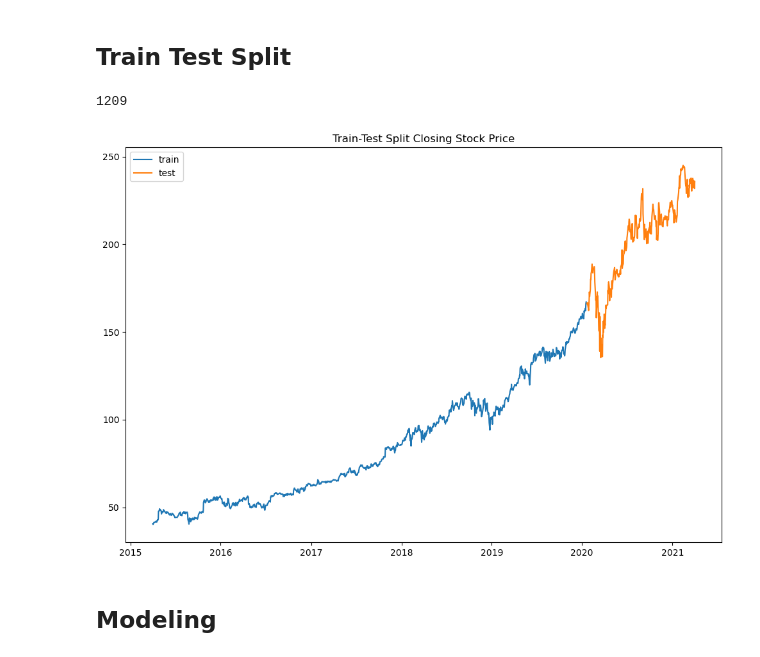
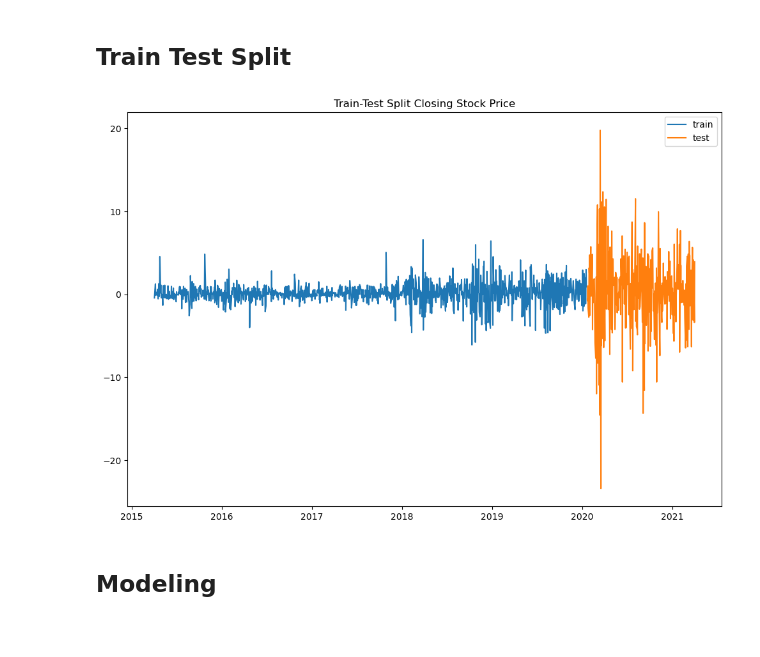
Before and after one commit to ajbudhi/Microsoft-Stock-Time-Series-Analysis, a Jupyter notebook: index.ipynb, the cells around one changed output. Drawn from its saved outputs; the diff is of its cells as text; code cells hidden in the pictures.

Commit message:
Updated working and final notebook, dataset, and images

```diff
--- a/index.ipynb
+++ b/index.ipynb
@@ -28,6 +27,6 @@ warnings.filterwarnings('ignore')
 # %%
 # Reading in the Data
 
-df = pd.read_csv('Data/Microsoft_Stock.csv', index_col='Date', parse_dates=True)
+df = pd.read_csv('Data/MSFT.csv', index_col='Date', parse_dates=True)
 df.head()
 # %% [output]
@@ -145,0 +184,5 @@ series_df.plot()
+# %%
+# Differencing to make time series stationary
+
+df['Differenced_Data'] = df['Close'] - df['Close'].shift(1)
+df = df.dropna()
@@ -179,25 +252,19 @@ X_feat = df.iloc[:, 0:3]
 #                    index=X_feat.index)
 # %% [markdown]
 ## Train Test Split
-# %%
-df_Close = df['Close']
-
-cutoff = round(df_Close.shape[0]*0.8)
-cutoff
-# %% [output]
-1209
+# %%
+train_size = int(0.8 * len(df))
+train, test = df['Differenced_Data'][:train_size], df['Differenced_Data'][train_size:]
 # %%
-trainC = df_Close[:cutoff]
 
-testC = df_Close[cutoff:]
 
 fig, ax = plt.subplots(figsize=(12, 8))
-ax.plot(trainC, label='train')
-ax.plot(testC, label='test')
+ax.plot(train, label='train')
+ax.plot(test, label='test')
 ax.set_title('Train-Test Split Closing Stock Price')
 plt.legend();
 # %% [output]
-[figure, old version]
+[figure, new version]
 # %% [markdown]
 ## Modeling
 # %% [markdown]
```
Also changed, not shown: parts of 41 cells of this notebook, 5 other files.
